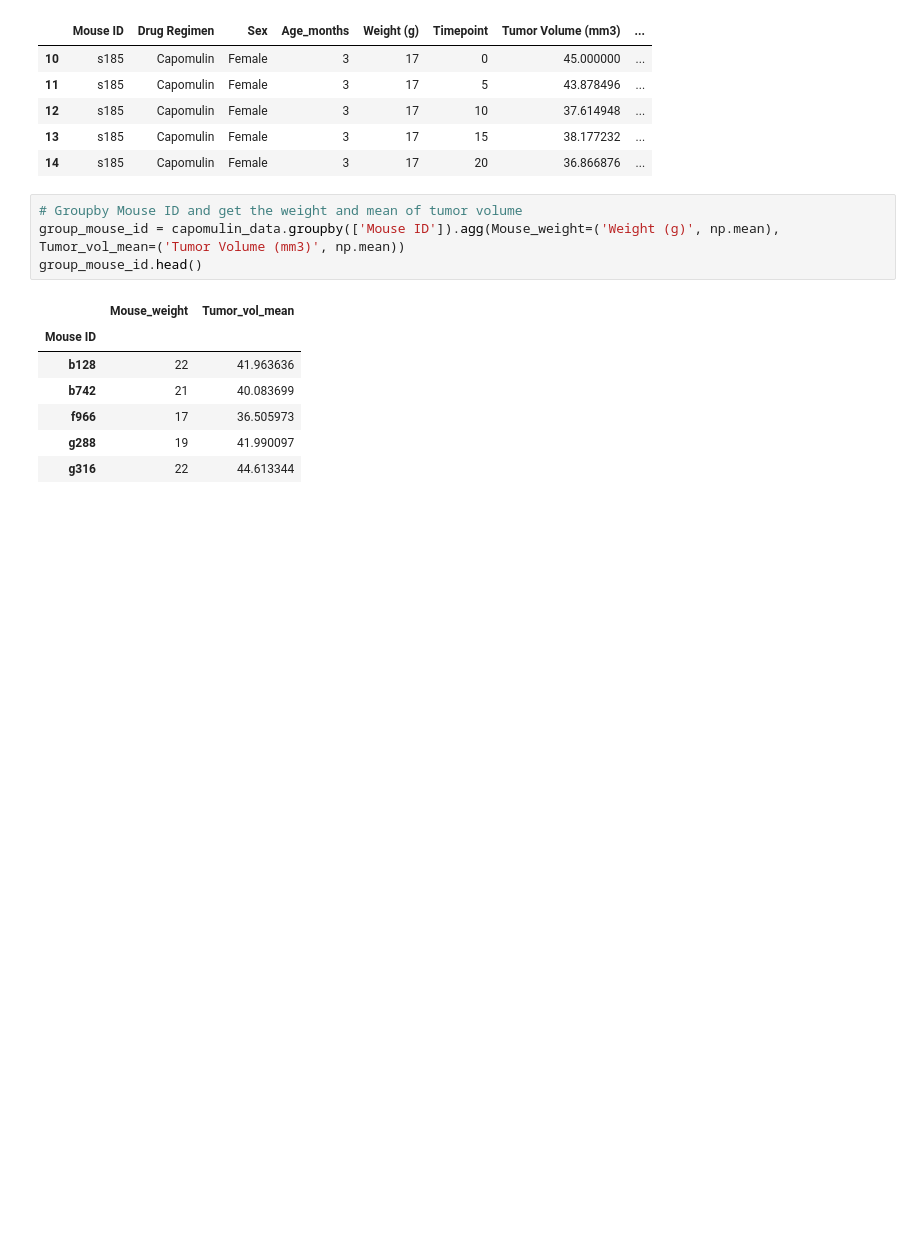
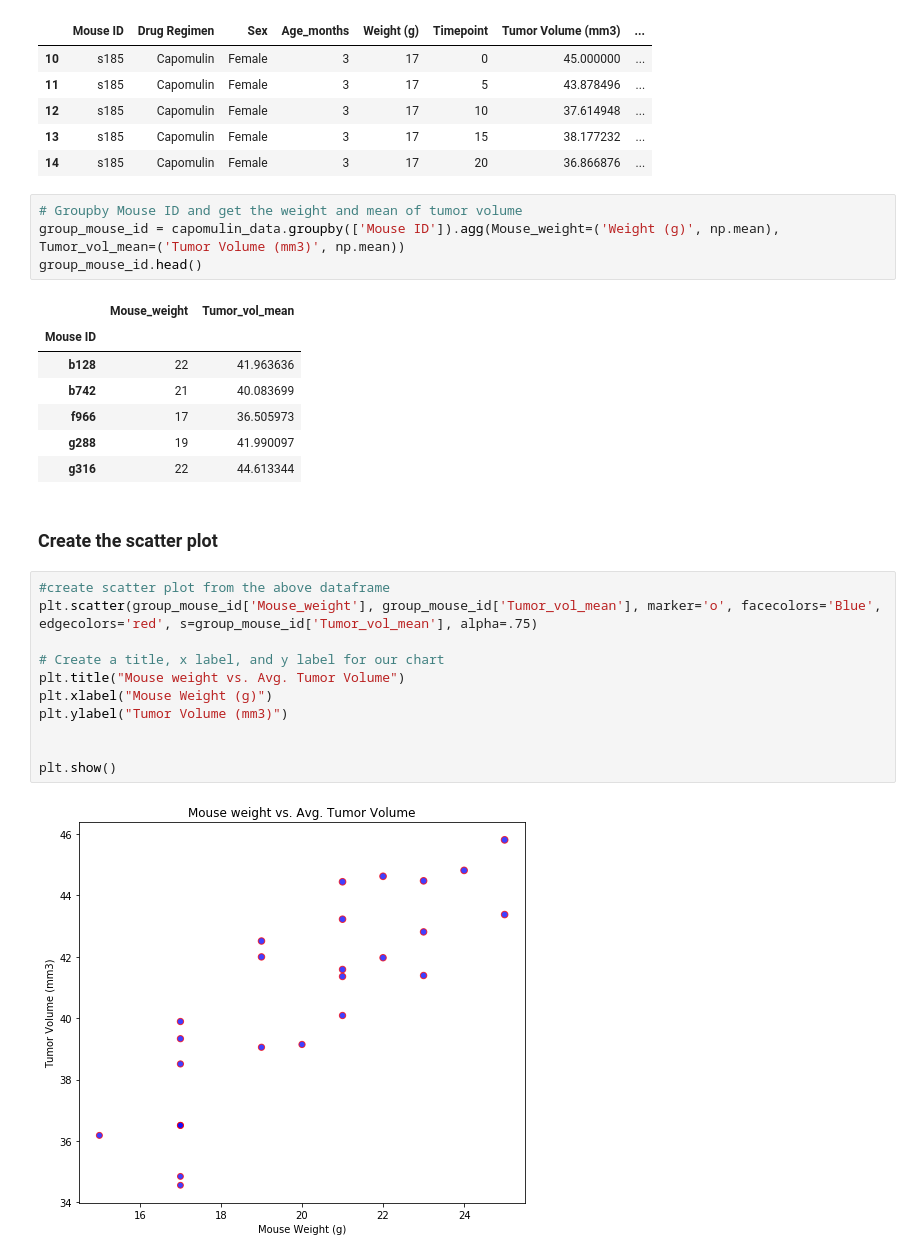
Before and after one commit to ShimsyV/Matplotlib---The-Power-of-Plots, a Jupyter notebook: the_power_of_plots.ipynb, the cells around one changed output. Saved outputs shown, nothing was run; the diff lists cells and outputs as text; blank space fills up the shorter version.

Commit message:
Created the scatter plot for the mouse weight vs avg tumor volume

```diff
--- a/the_power_of_plots.ipynb
+++ b/the_power_of_plots.ipynb
@@ -486,3 +486,18 @@ group_mouse_id.head()
 | f966 | 17 | 36.505973 |
 | g288 | 19 | 41.990097 |
 | g316 | 22 | 44.613344 |
+# %% [markdown]
+### Create the scatter plot
+# %%
+#create scatter plot from the above dataframe
+plt.scatter(group_mouse_id['Mouse_weight'], group_mouse_id['Tumor_vol_mean'], marker='o', facecolors='Blue', edgecolors='red', s=group_mouse_id['Tumor_vol_mean'], alpha=.75)
+
+# Create a title, x label, and y label for our chart
+plt.title("Mouse weight vs. Avg. Tumor Volume")
+plt.xlabel("Mouse Weight (g)")
+plt.ylabel("Tumor Volume (mm3)")
+
+
+plt.show()
+# %% [output]
+[figure, added]
```
